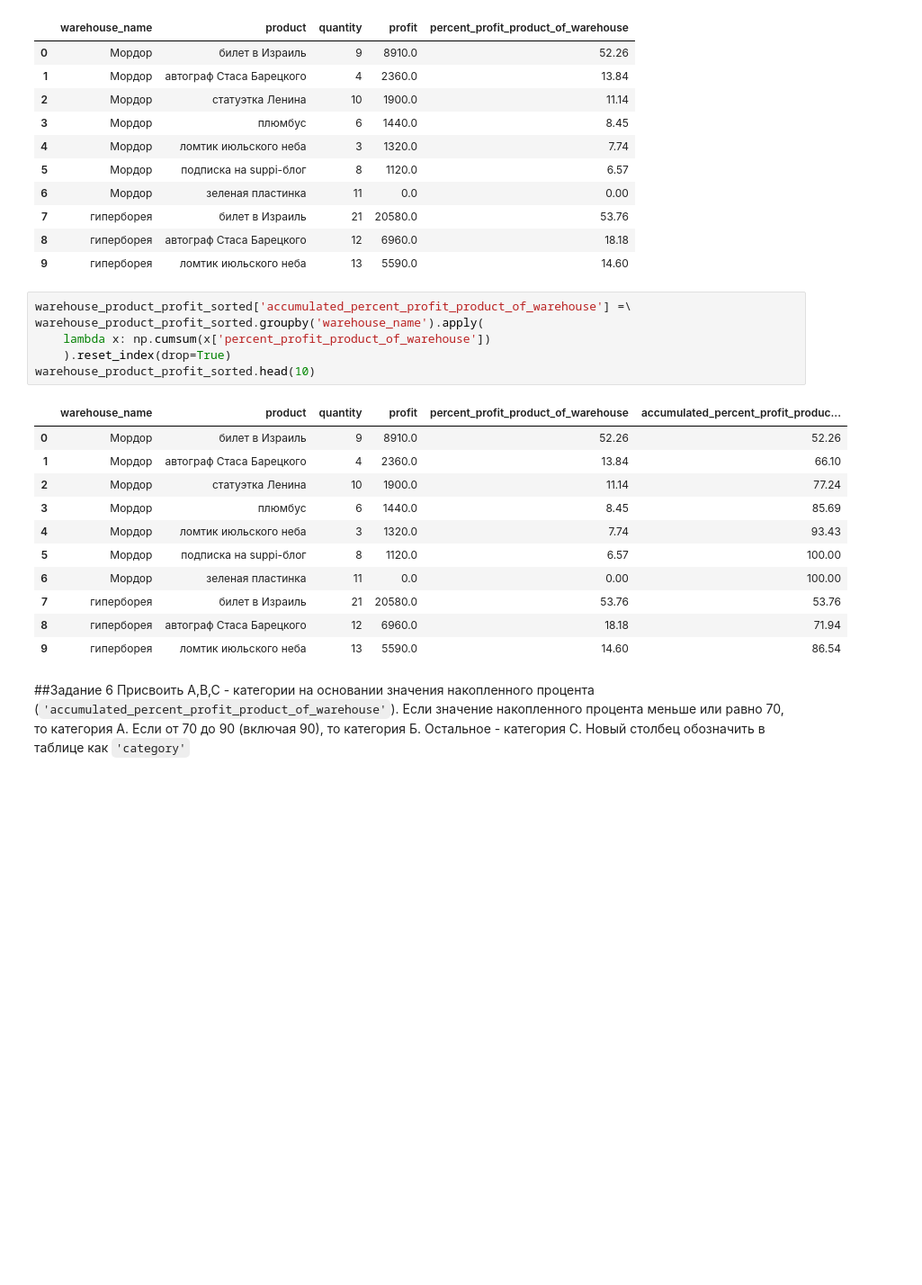
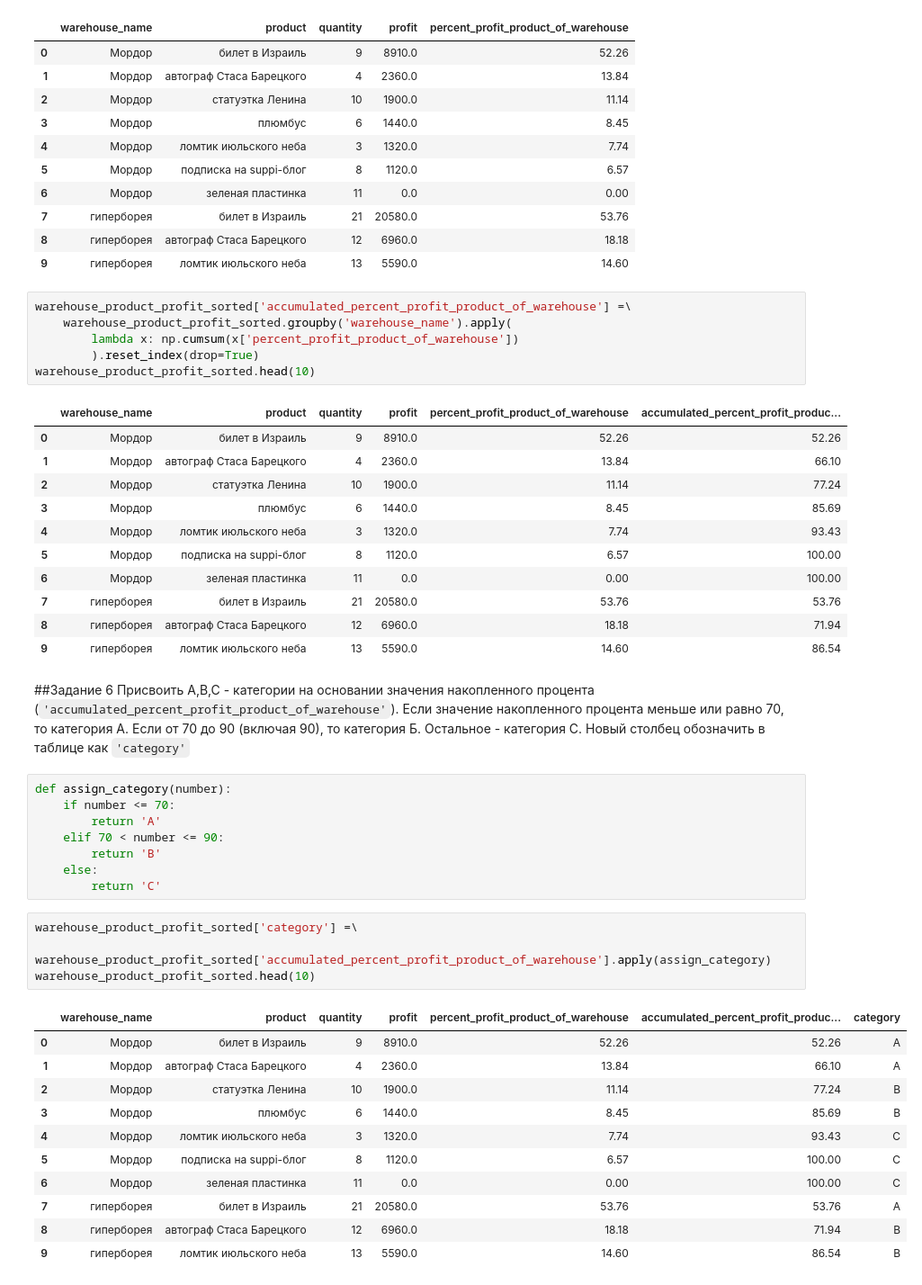
Before and after one commit to julianzim/suppi_trial_task, a Jupyter notebook: suppi_trial_task.ipynb, the cells around one changed output. Shown: that part at 90% size. Cells and saved outputs as stored; diff of their text form; blank space fills up the shorter version.

```diff
--- a/suppi_trial_task.ipynb
+++ b/suppi_trial_task.ipynb
@@ -203,9 +203,9 @@ warehouse_product_profit_sorted.head(10)
 | 9 | гиперборея | ломтик июльского неба | 13 | 5590.0 | 14.60 |
 # %%
 warehouse_product_profit_sorted['accumulated_percent_profit_product_of_warehouse'] =\
-warehouse_product_profit_sorted.groupby('warehouse_name').apply(
-    lambda x: np.cumsum(x['percent_profit_product_of_warehouse'])
-    ).reset_index(drop=True)
+    warehouse_product_profit_sorted.groupby('warehouse_name').apply(
+        lambda x: np.cumsum(x['percent_profit_product_of_warehouse'])
+        ).reset_index(drop=True)
 warehouse_product_profit_sorted.head(10)
 # %% [output]
 |  | warehouse_name | product | quantity | profit | percent_profit_product_of_warehouse | accumulated_percent_profit_produc... |
@@ -223,3 +223,27 @@ warehouse_product_profit_sorted.head(10)
 ##Задание 6
 Присвоить A,B,C - категории на основании значения накопленного процента (`'accumulated_percent_profit_product_of_warehouse'`). Если значение накопленного процента меньше или равно 70, то категория A.
 Если от 70 до 90 (включая 90), то категория Б. Остальное - категория C. Новый столбец обозначить в таблице как `'category'`
+# %%
+def assign_category(number):
+    if number <= 70:
+        return 'A'
+    elif 70 < number <= 90:
+        return 'B'
+    else:
+        return 'C'
+# %%
+warehouse_product_profit_sorted['category'] =\
+    warehouse_product_profit_sorted['accumulated_percent_profit_product_of_warehouse'].apply(assign_category)
+warehouse_product_profit_sorted.head(10)
+# %% [output]
+|  | warehouse_name | product | quantity | profit | percent_profit_product_of_warehouse | accumulated_percent_profit_produc... | category |
+| 0 | Мордор | билет в Израиль | 9 | 8910.0 | 52.26 | 52.26 | A |
+| 1 | Мордор | автограф Стаса Барецкого | 4 | 2360.0 | 13.84 | 66.10 | A |
+| 2 | Мордор | статуэтка Ленина | 10 | 1900.0 | 11.14 | 77.24 | B |
+| 3 | Мордор | плюмбус | 6 | 1440.0 | 8.45 | 85.69 | B |
+| 4 | Мордор | ломтик июльского неба | 3 | 1320.0 | 7.74 | 93.43 | C |
+| 5 | Мордор | подписка на suppi-блог | 8 | 1120.0 | 6.57 | 100.00 | C |
+| 6 | Мордор | зеленая пластинка | 11 | 0.0 | 0.00 | 100.00 | C |
+| 7 | гиперборея | билет в Израиль | 21 | 20580.0 | 53.76 | 53.76 | A |
+| 8 | гиперборея | автограф Стаса Барецкого | 12 | 6960.0 | 18.18 | 71.94 | B |
+| 9 | гиперборея | ломтик июльского неба | 13 | 5590.0 | 14.60 | 86.54 | B |
```
